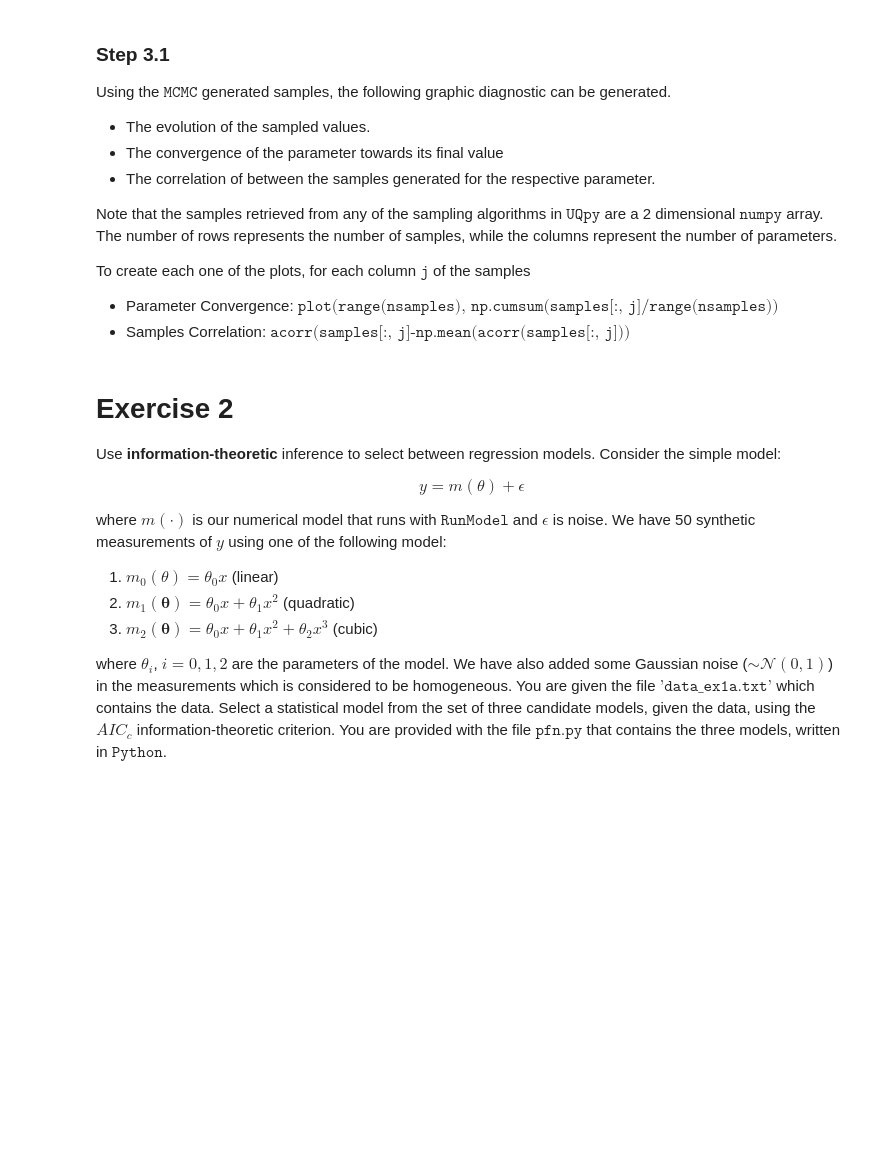
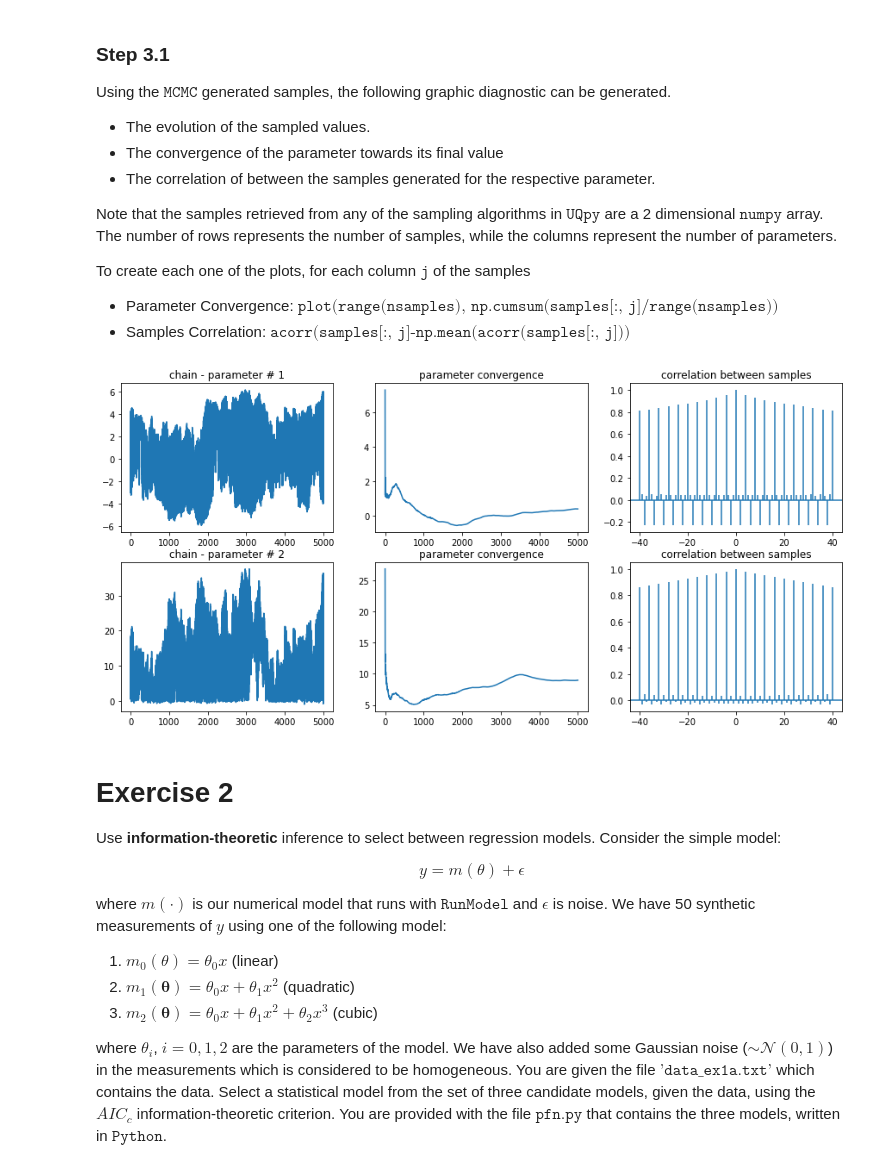
Before and after one commit to SURGroup/MSEE_UQ_Short_Course, a Jupyter notebook: Day3/Day3_InClassExercises/Day3_InClassExercises.ipynb, the cells around one changed output. Cells and saved outputs as stored; diff of their text form; code cells hidden in the pictures; blank space fills up the shorter version.

```diff
--- a/Day3/Day3_InClassExercises/Day3_InClassExercises.ipynb
+++ b/Day3/Day3_InClassExercises/Day3_InClassExercises.ipynb
@@ -80,6 +110,22 @@ To create each one of the plots, for each column $\texttt{j}$ of the samples
 
 - Parameter Convergence: $\texttt{plot(range(nsamples), np.cumsum(samples[:, j]/range(nsamples))}$
 - Samples Correlation: $\texttt{acorr(samples[:, j]-np.mean(acorr(samples[:, j]))}$
+# %%
+x = MetropolisHastings(nsamples=5000, dimension=2, log_pdf_target=log_pdf_target,
+                       burn_length=5000, jump=50, n_chains=4, concatenate_chains=True)
+samples=x.samples
+fig, ax = plt.subplots(nrows=2, ncols=3, figsize=(15, 7))
+for j in range(samples.shape[1]):
+    ax[j, 0].plot(np.arange(samples.shape[0]), samples[:, j])
+    ax[j, 0].set_title('chain - parameter # {}'.format(j + 1))
+    ax[j, 1].plot(np.arange(samples.shape[0]), np.cumsum(samples[:, j]) /
+                  np.arange(samples.shape[0]))
+    ax[j, 1].set_title('parameter convergence')
+    ax[j, 2].acorr(samples[:, j] - np.mean(samples[:, j]), maxlags=40, normed=True)
+    ax[j, 2].set_title('correlation between samples')
+plt.show()
+# %% [output]
+[figure, added]
 # %% [markdown]
 # Exercise 2
 
```
Also changed, not shown: parts of 27 cells of this notebook.
